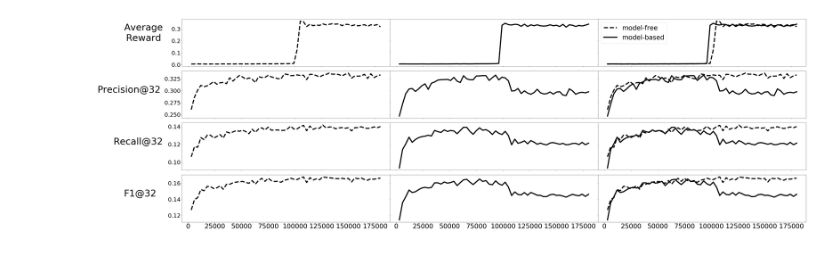
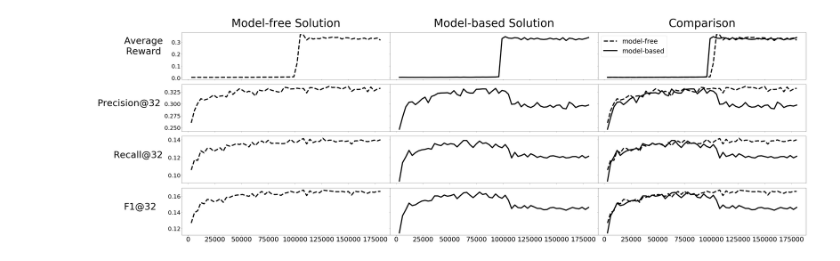
Before and after one commit to Xiang-Gu/Model_Based_RL_Recommendation_System, a Jupyter notebook: plot_result.ipynb, the cells around one changed output. Cells and saved outputs as stored; diff of their text form; code cells hidden in the pictures.

```diff
--- a/plot_result.ipynb
+++ b/plot_result.ipynb
@@ -20,32 +20,37 @@ axes[0,1].plot(x,data_model_based_solution[:, 0], color='black', linewidth=6)
 axes[1,1].plot(x,data_model_based_solution[:, 1], color='black', linewidth=6)
 axes[2,1].plot(x,data_model_based_solution[:, 2], color='black', linewidth=6)
 axes[3,1].plot(x,data_model_based_solution[:, 3], color='black', linewidth=6)
 
 axes[0,2].plot(x,data_model_free_solution[:, 0], color='black', linestyle='--', linewidth=6, label='model-free')
 axes[0,2].plot(x,data_model_based_solution[:, 0], color='black', linewidth=6, label='model-based')
 axes[1,2].plot(x,data_model_free_solution[:, 1], color='black', linestyle='--', linewidth=6, label='model-free')
 axes[1,2].plot(x,data_model_based_solution[:, 1], color='black', linewidth=6, label='model-based')
 axes[2,2].plot(x,data_model_free_solution[:, 2], color='black', linestyle='--', linewidth=6, label='model-free')
 axes[2,2].plot(x,data_model_based_solution[:, 2], color='black', linewidth=6, label='model-based')
 axes[3,2].plot(x,data_model_free_solution[:, 3], color='black', linestyle='--', linewidth=6, label='model-free')
 axes[3,2].plot(x,data_model_based_solution[:, 3], color='black', linewidth=6, label='model-based')
 
 axes[0,0].set_ylabel("Average\nReward", rotation="horizontal", labelpad=150, size=50)
 axes[1,0].set_ylabel("Precision@32", rotation="horizontal", labelpad=190, size=50)
 axes[2,0].set_ylabel("Recall@32", rotation="horizontal", labelpad=160, size=50)
 axes[3,0].set_ylabel("F1@32", rotation="horizontal", labelpad=150, size=50)
 
 axes[0,0].tick_params(axis='y', labelsize=30)
 axes[1,0].tick_params(axis='y', labelsize=30)
 axes[2,0].tick_params(axis='y', labelsize=30)
 axes[3,0].tick_params(axis='y', labelsize=30)
 axes[3,0].tick_params(axis='x', labelsize=35)
 axes[3,1].tick_params(axis='x', labelsize=35)
 axes[3,2].tick_params(axis='x', labelsize=35)
 
+axes[0,0].set_title('Model-free Solution', size=60, pad=30)
+axes[0,1].set_title('Model-based Solution', size=60, pad=30)
+axes[0,2].set_title('Comparison', size=60, pad=30)
+
+
 plt.subplots_adjust(wspace=0, hspace=0.1)
 axes[0,2].legend(fontsize=35)
 
-fig.savefig('result_figure')
+fig.savefig('result_figure', bbox_inches='tight')
 # %% [output]
-[figure, old version]
+[figure, new version]
```
Also changed, not shown: 8 other files.
